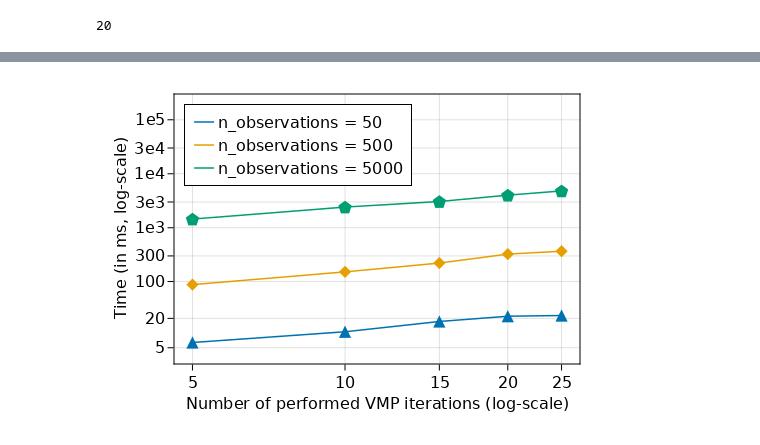
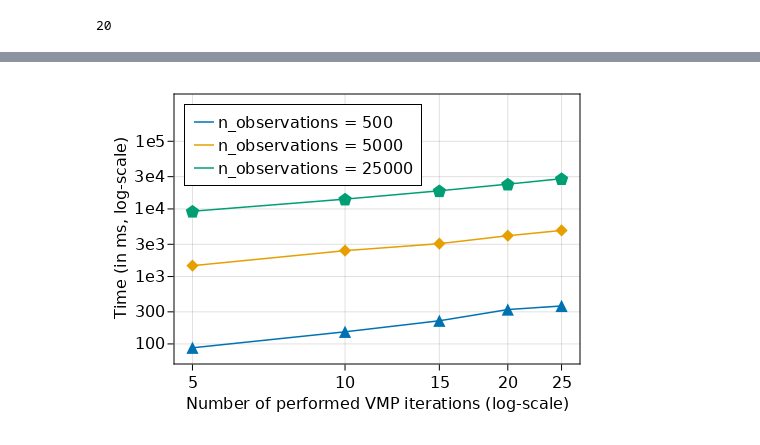
Before and after one commit to biaslab/ReactiveMPPaperExperiments, a Jupyter notebook: notebooks/rmp_hidden_markov_model.ipynb, the cells around one changed output, grey strips where cells are left out. Saved outputs shown, nothing was run; the diff lists cells and outputs as text; code cells hidden in the pictures.

```diff
--- a/notebooks/rmp_hidden_markov_model.ipynb
+++ b/notebooks/rmp_hidden_markov_model.ipynb
@@ -375,5 +361,5 @@ end
 # %%
-target_ns = [ 50, 500, 5000 ];
+target_ns = [ 500, 5000, 25_000 ];
 # %%
 begin
 
@@ -391,32 +377,32 @@ begin
         string.([ 5, 10, 15, 20, 25 ])
     )
 
     ax.yticks = (
         [ 5, 20, 100, 300, 1000, 3_000, 10_000, 3e4, 1e5 ],
         [ "5", "20", "100", "300", "1e3", "3e3", "1e4", "3e4", "1e5" ]
     )
 
-    ylims!(ax, (2, 3e5 ))
+    ylims!(ax, (50, 5e5 ))
 
     mshapes = [ :utriangle, :diamond, :pentagon ]
 
     for (mshape, target_n) in zip(mshapes, target_ns)
         filtered = filter(hmm_benchmarks) do b
             return b["n"] === target_n && b["n_itr"] <= 25
         end
 
         range      = map(f -> f["n_itr"], filtered)
         benchmarks = map(f -> f["benchmark"], filtered)
         timings    = map(t -> t.time, minimum.(benchmarks)) ./ 1_000_000
         ylim       = (1e0, 10maximum(timings))
 
         lines!(ax, range, timings, label = "n_observations = $(target_n)")
         scatter!(ax, range, timings, marker = mshape, markersize = 16)
     end
 
     axislegend(ax, labelsize = 16, position = :lt)
 
     @saveplot fig "hmm_benchmark_iterations"
 end
 # %% [output]
-[figure, old version]
+[figure, new version]
```
Also changed, not shown: parts of 5 cells of this notebook, 7 other files.
